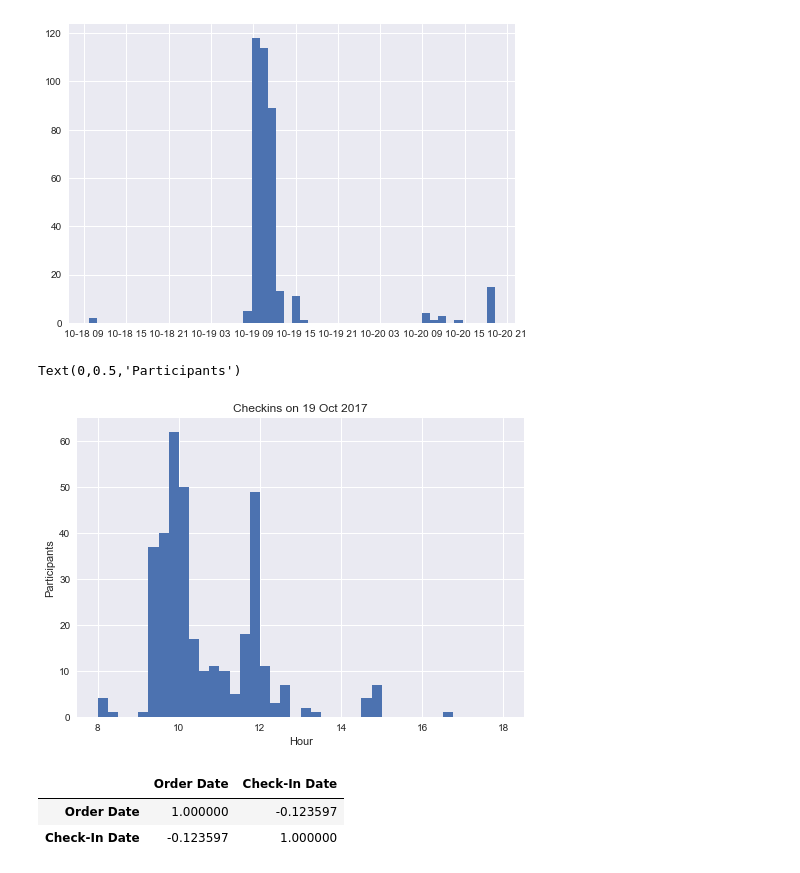
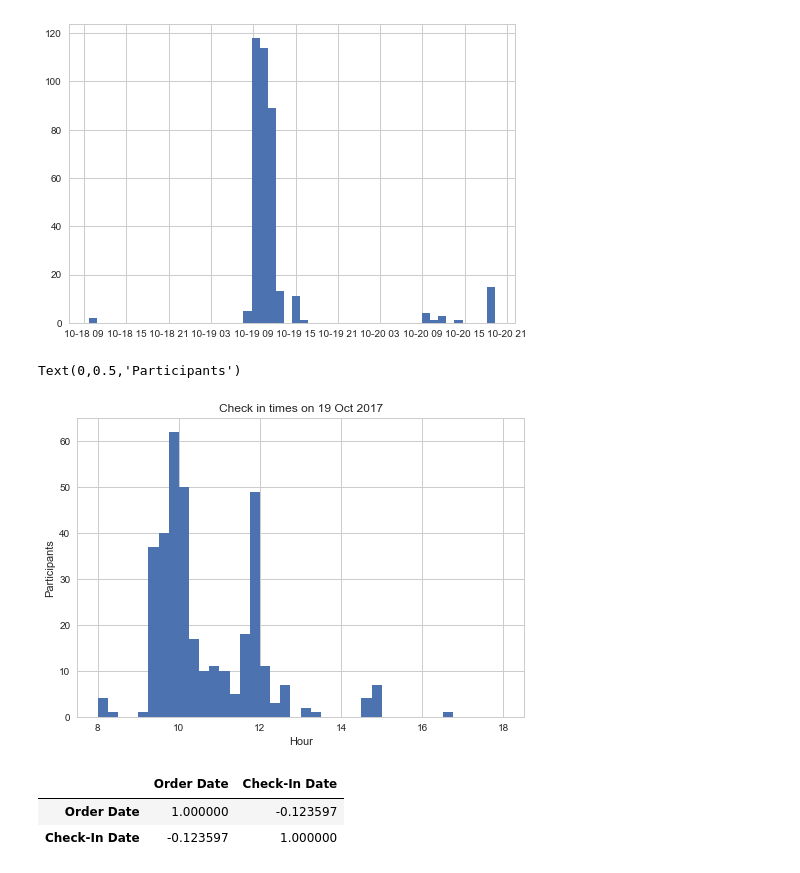
Before and after one commit to stared/random_data_explorations, a Jupyter notebook: 201711_pydatawaw/analysis.ipynb, the cells around one changed output. Cells and saved outputs as stored; diff of their text form; code cells hidden in the pictures.

```diff
--- a/201711_pydatawaw/analysis.ipynb
+++ b/201711_pydatawaw/analysis.ipynb
@@ -3,3 +3,5 @@ import pandas as pd
 %matplotlib inline
 from matplotlib import pyplot as plt
 import seaborn as sns
+import datetime
+sns.set_style('whitegrid')
@@ -136,12 +209,12 @@ import datetime
 checkin19 = checkin_dates.loc[checkin_dates.apply(lambda x: x.day == 19)]
 # %%
 checkin19.apply(lambda x: x.hour + x.minute/60).hist(range=(8, 18), bins=40)
-plt.title("Checkins on 19 Oct 2017")
+plt.title("Check in times on 19 Oct 2017")
 plt.xlabel("Hour")
 plt.ylabel("Participants")
 # %% [output]
 Text(0,0.5,'Participants')
-[figure, old version]
+[figure, new version]
 # %%
 times = participants.loc[checkin19.index, ["Order Date", "Check-In Date"]]
 # %%
```
Also changed, not shown: parts of 21 cells of this notebook.
